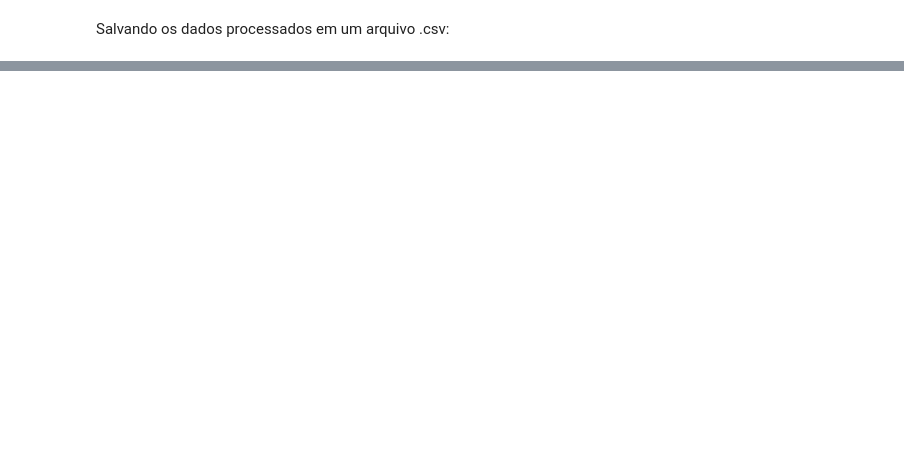
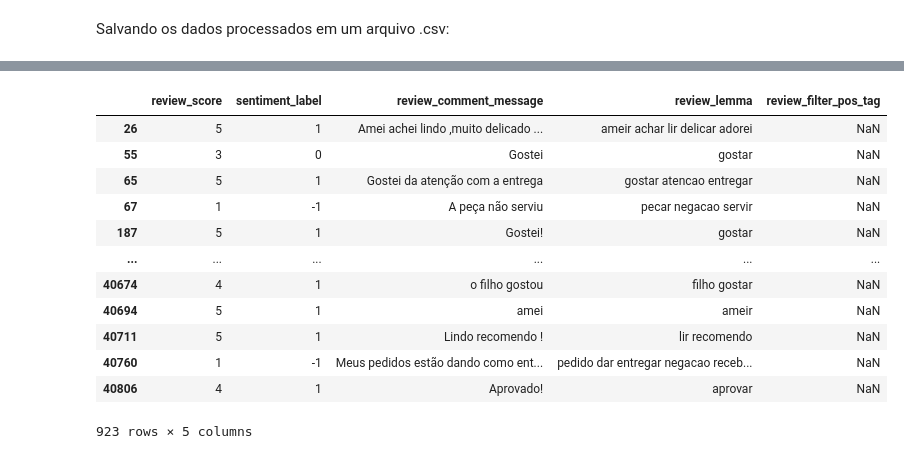
Before and after one commit to IgorFormiga/NLP_analise_de_sentimento, a Jupyter notebook: 2_analise_sentimento.ipynb, the cells around one changed output, grey strips where cells are left out. Cells and saved outputs as stored; diff of their text form; code cells hidden in the pictures; blank space fills up the shorter version.

```diff
--- a/2_analise_sentimento.ipynb
+++ b/2_analise_sentimento.ipynb
@@ -179,0 +330,16 @@ dataset.to_csv('order_review_lemma.csv', sep=';', index=False)
+# %%
+dataset[dataset['review_filter_pos_tag'].isna()]
+# %% [output]
+|  | review_score | sentiment_label | review_comment_message | review_lemma | review_filter_pos_tag |
+| 26 | 5 | 1 | Amei achei lindo ,muito delicado ... | ameir achar lir delicar adorei | NaN |
+| 55 | 3 | 0 | Gostei | gostar | NaN |
+| 65 | 5 | 1 | Gostei da atenção com a entrega | gostar atencao entregar | NaN |
+| 67 | 1 | -1 | A peça não serviu | pecar negacao servir | NaN |
+| 187 | 5 | 1 | Gostei! | gostar | NaN |
+| ... | ... | ... | ... | ... | ... |
+| 40674 | 4 | 1 | o filho gostou | filho gostar | NaN |
+| 40694 | 5 | 1 | amei | ameir | NaN |
+| 40711 | 5 | 1 | Lindo recomendo ! | lir recomendo | NaN |
+| 40760 | 1 | -1 | Meus pedidos estão dando como ent... | pedido dar entregar negacao receb... | NaN |
+| 40806 | 4 | 1 | Aprovado! | aprovar | NaN |
+923 rows × 5 columns
```
Also changed, not shown: parts of 24 cells of this notebook.
